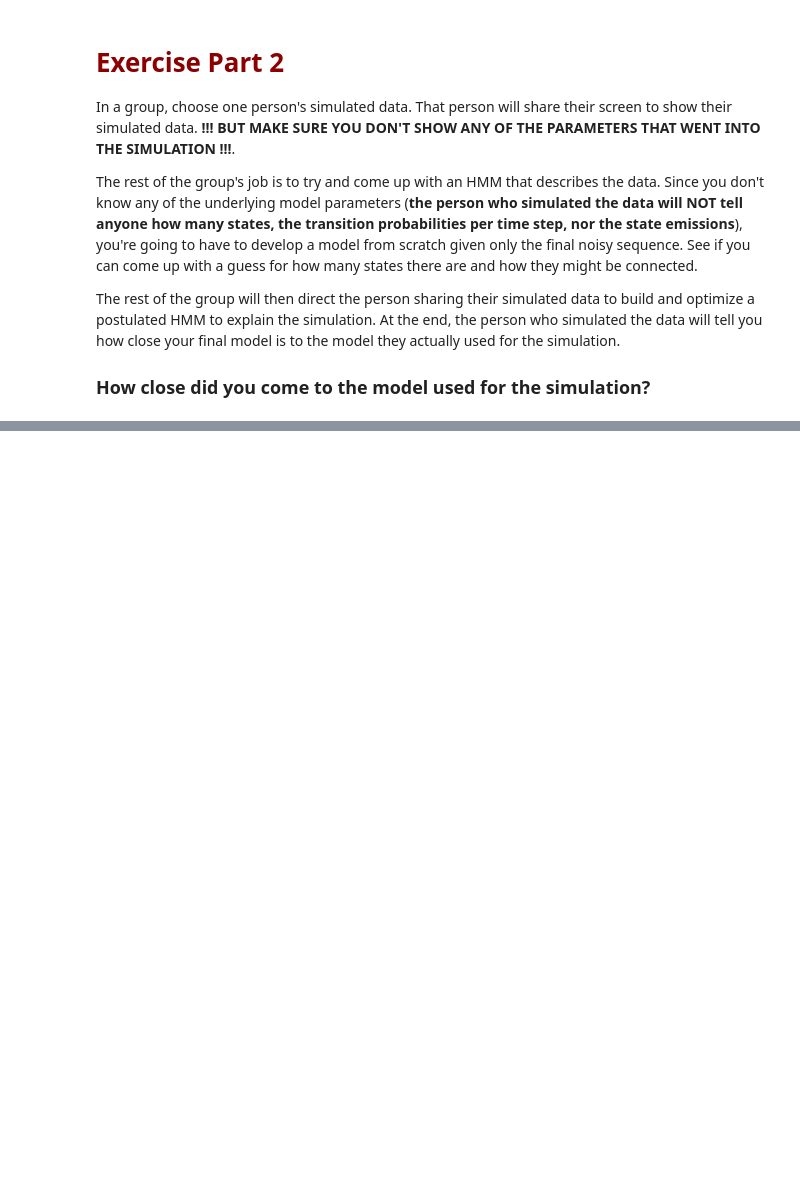
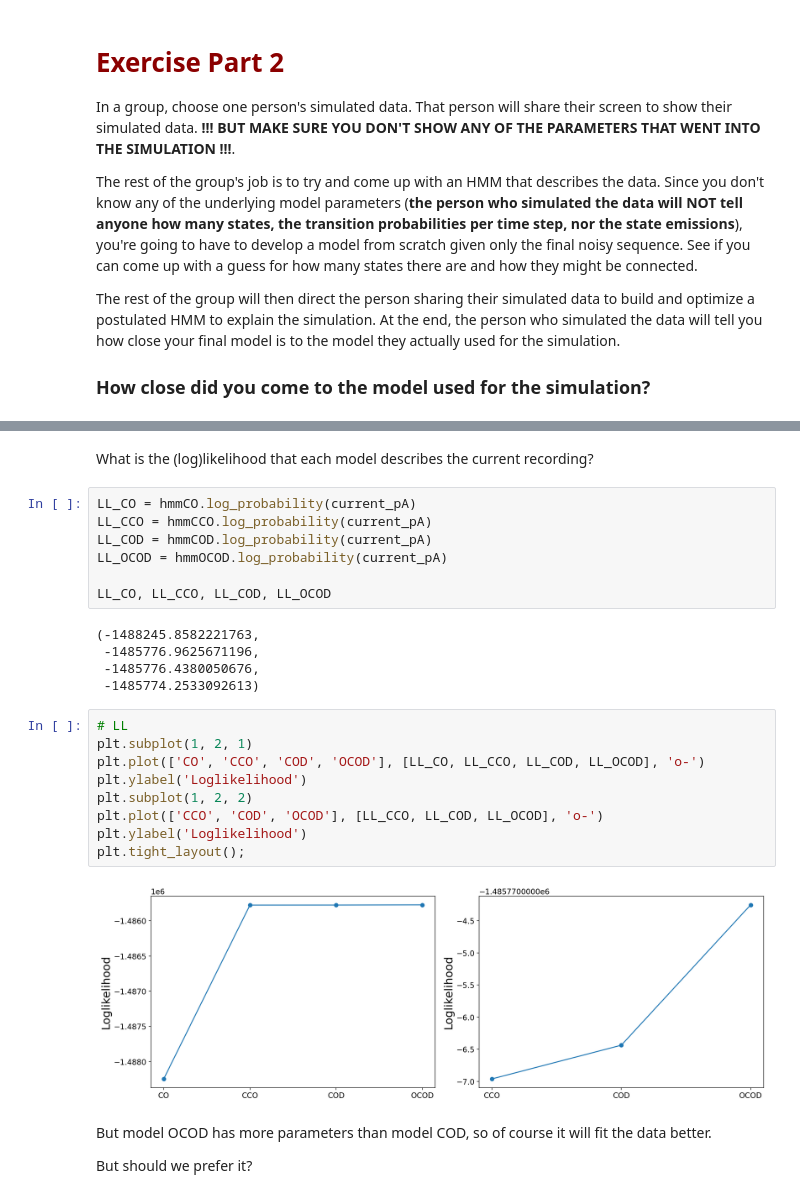
Before and after one commit to marcel-goldschen-ohm/NEU-365P-385L-Spring-2022, a Jupyter notebook: lectures/13 - hidden markov models/hidden-markov-models.ipynb, the cells around one changed output, grey strips where cells are left out. Cells and saved outputs as stored; diff of their text form; blank space fills up the shorter version.

```diff
--- a/lectures/13 - hidden markov models/hidden-markov-models.ipynb
+++ b/lectures/13 - hidden markov models/hidden-markov-models.ipynb
@@ -520,0 +782,29 @@ The rest of the group will then direct the person sharing their simulated data t
+# %% [markdown]
+What is the (log)likelihood that each model describes the current recording?
+# %%
+LL_CO = hmmCO.log_probability(current_pA)
+LL_CCO = hmmCCO.log_probability(current_pA)
+LL_COD = hmmCOD.log_probability(current_pA)
+LL_OCOD = hmmOCOD.log_probability(current_pA)
+
+LL_CO, LL_CCO, LL_COD, LL_OCOD
+# %% [output]
+(-1488245.8582221763,
+ -1485776.9625671196,
+ -1485776.4380050676,
+ -1485774.2533092613)
+# %%
+# LL
+plt.subplot(1, 2, 1)
+plt.plot(['CO', 'CCO', 'COD', 'OCOD'], [LL_CO, LL_CCO, LL_COD, LL_OCOD], 'o-')
+plt.ylabel('Loglikelihood')
+plt.subplot(1, 2, 2)
+plt.plot(['CCO', 'COD', 'OCOD'], [LL_CCO, LL_COD, LL_OCOD], 'o-')
+plt.ylabel('Loglikelihood')
+plt.tight_layout();
+# %% [output]
+[figure, added]
+# %% [markdown]
+But model OCOD has more parameters than model COD, so of course it will fit the data better.
+
+But should we prefer it?
```
Also changed, not shown: parts of 55 cells of this notebook, 4 other files.
